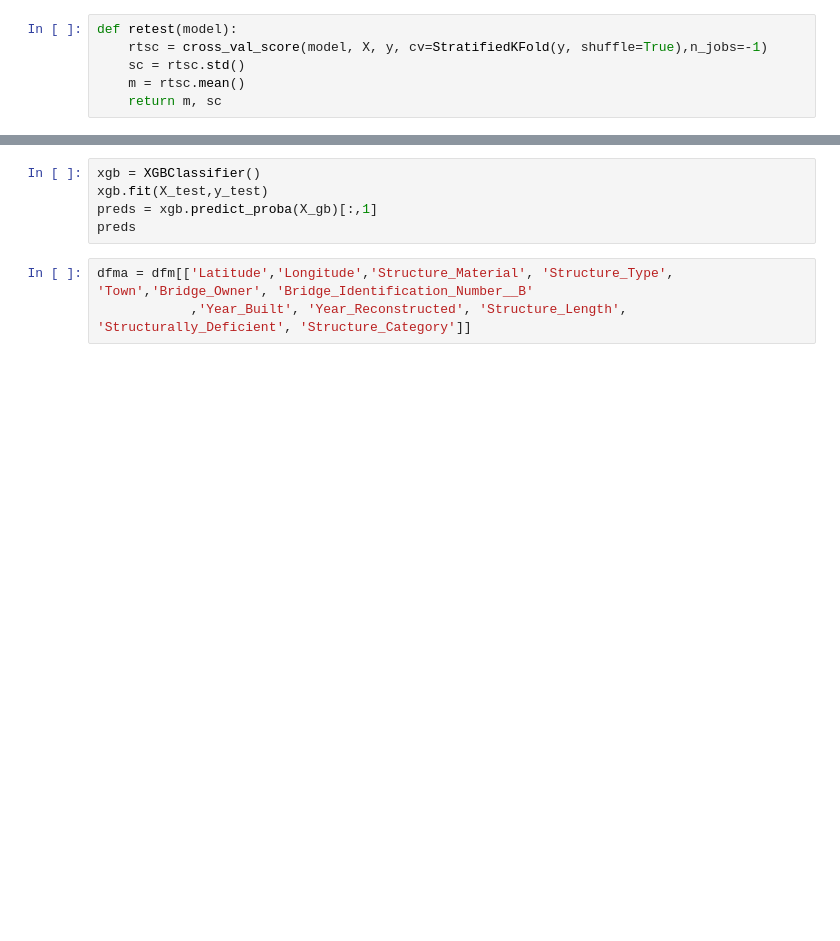
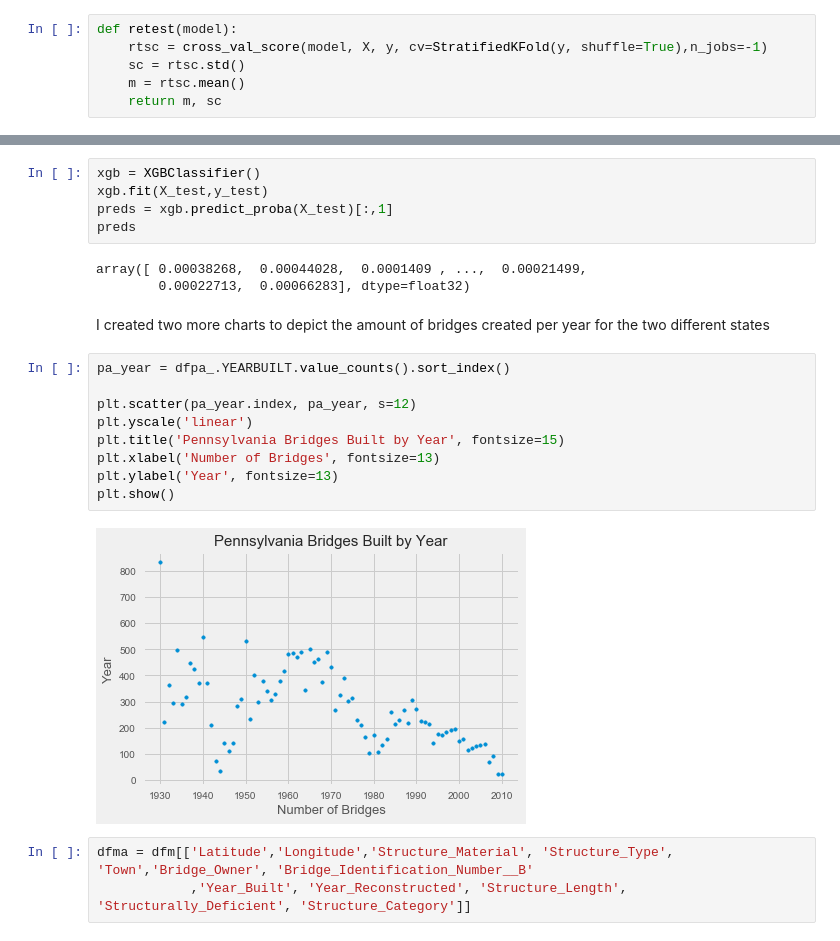
Before and after one commit to Renik313/Capstone, a Jupyter notebook: Current Capstone Clean Notebook.ipynb, the cells around one changed output, grey strips where cells are left out. Saved outputs shown, nothing was run; the diff lists cells and outputs as text; blank space fills up the shorter version.

```diff
--- a/Current Capstone Clean Notebook.ipynb
+++ b/Current Capstone Clean Notebook.ipynb
@@ -347,8 +426,24 @@ retest(rf)
 # %%
 xgb = XGBClassifier()
 xgb.fit(X_test,y_test)
-preds = xgb.predict_proba(X_gb)[:,1]
+preds = xgb.predict_proba(X_test)[:,1]
 preds
+# %% [output]
+array([ 0.00038268,  0.00044028,  0.0001409 , ...,  0.00021499,
+        0.00022713,  0.00066283], dtype=float32)
+# %% [markdown]
+I created two more charts to depict the amount of bridges created per year for the two different states
+# %%
+pa_year = dfpa_.YEARBUILT.value_counts().sort_index()
+
+plt.scatter(pa_year.index, pa_year, s=12)
+plt.yscale('linear')
+plt.title('Pennsylvania Bridges Built by Year', fontsize=15)
+plt.xlabel('Number of Bridges', fontsize=13)
+plt.ylabel('Year', fontsize=13)
+plt.show()
+# %% [output]
+[figure, added]
 # %%
 dfma = dfm[['Latitude','Longitude','Structure_Material', 'Structure_Type', 'Town','Bridge_Owner', 'Bridge_Identification_Number__B'
             ,'Year_Built', 'Year_Reconstructed', 'Structure_Length', 'Structurally_Deficient', 'Structure_Category']]
```
Also changed, not shown: parts of 37 cells of this notebook, 5 other files.
